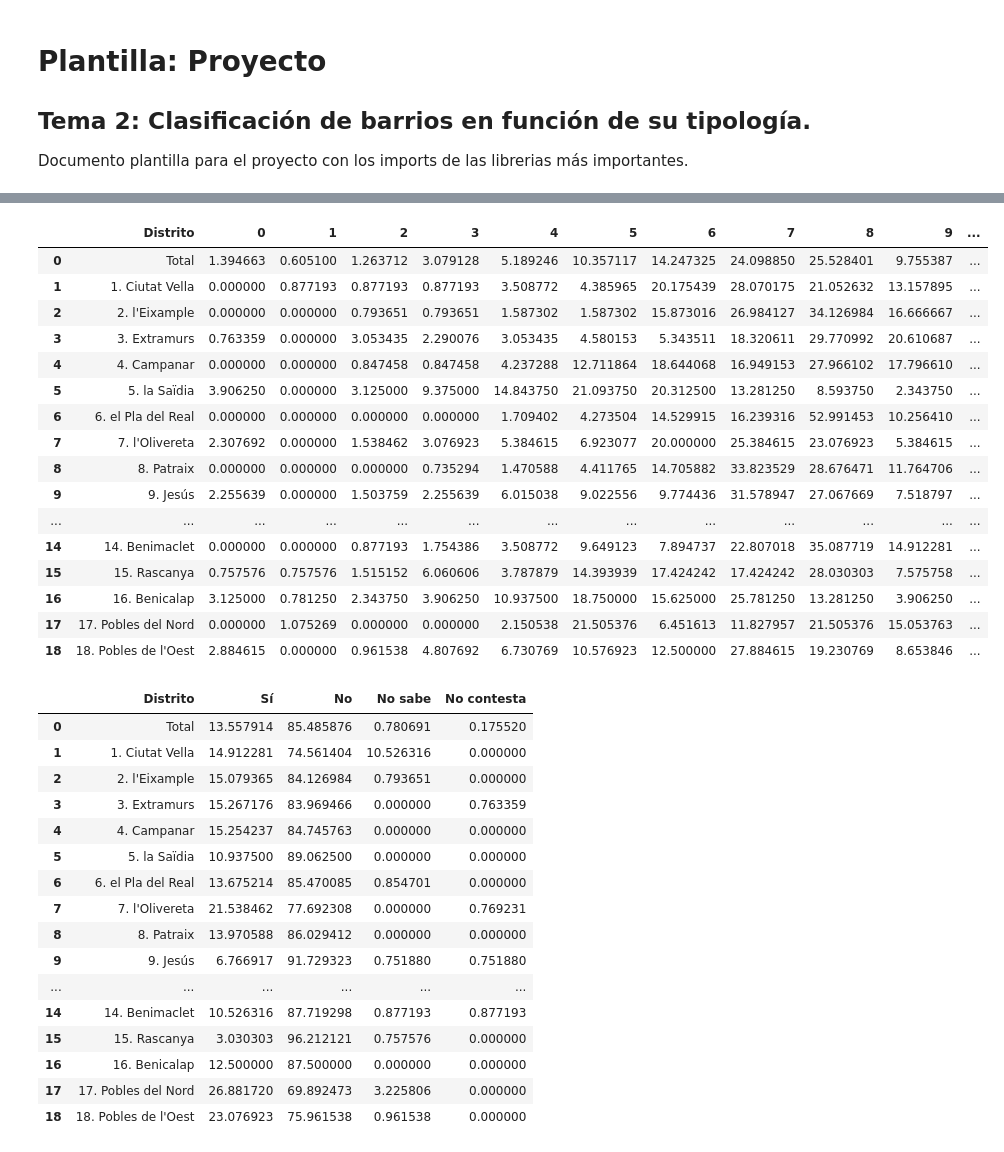
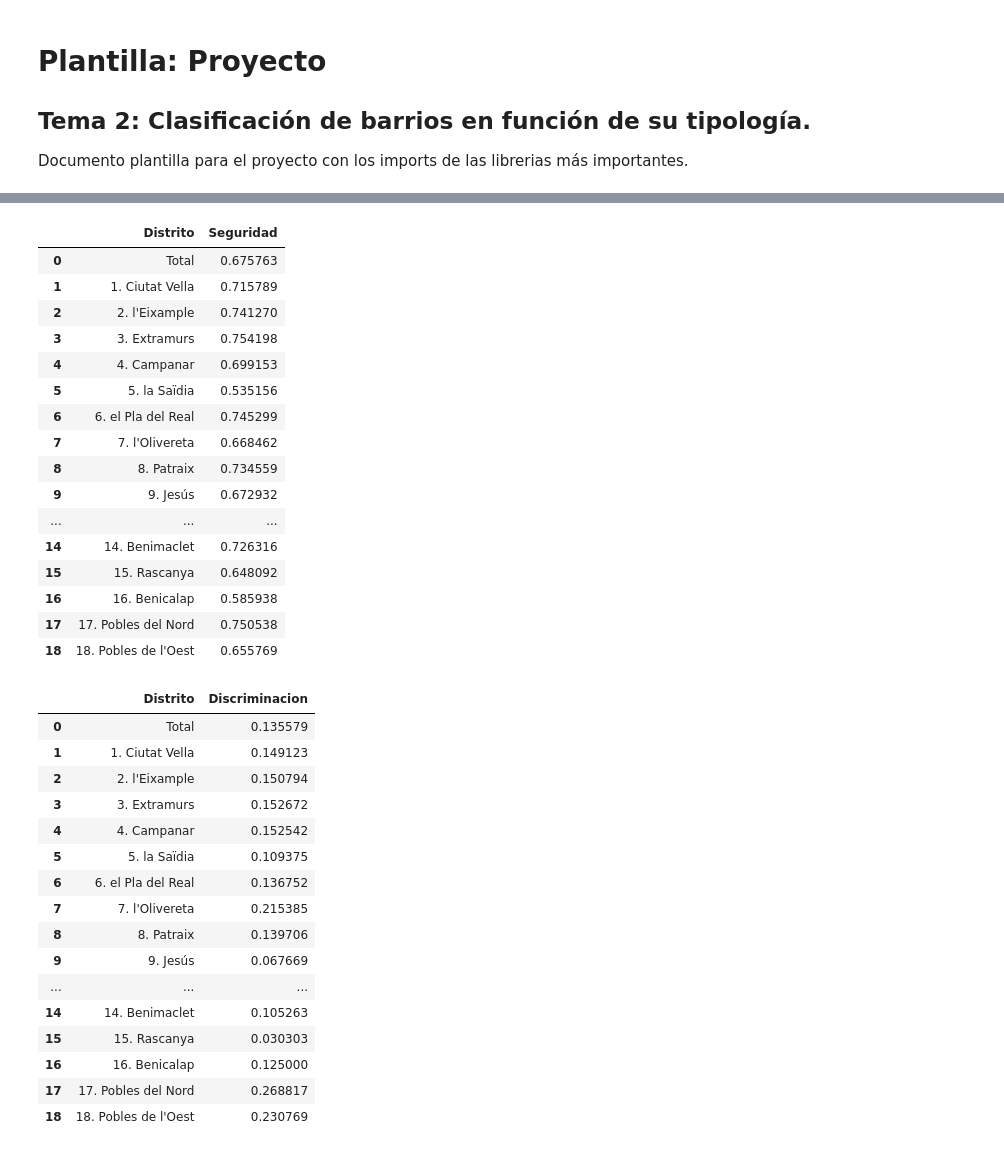
Before and after one commit to esedesam/mcd-nlp-proyecto, a Jupyter notebook: plantilla.ipynb, the cells around one changed output, grey strips where cells are left out. Saved outputs shown, nothing was run; the diff lists cells and outputs as text; code cells hidden in the pictures.

```diff
--- a/plantilla.ipynb
+++ b/plantilla.ipynb
@@ -33,55 +24,65 @@ Successfully installed et-xmlfile-1.1.0 openpyxl-3.1.2
 Note: you may need to restart the kernel to use updated packages.
 # %%
+#
+
 df_seguridad = pd.read_excel('docs_Carlos/Distritos23.xlsx', sheet_name=' P.19.1', header=8)
 # cambiar el nombre de la primera columna que hace de header a 'Distrito':
 df_seguridad.rename(columns={'Unnamed: 0':'Distrito'}, inplace=True)
-df_seguridad.rename(columns={'Unnamed: 15':'Media'}, inplace=True)
+df_seguridad.rename(columns={'Unnamed: 15':'Seguridad'}, inplace=True)
 df_seguridad.rename(columns={'Unnamed: 16':'Desviación'}, inplace=True)
 df_seguridad.rename(columns={'Unnamed: 17':'Mediana'}, inplace=True)
+#eliminar las columans 1 a 14
+df_seguridad = df_seguridad.drop(df_seguridad.columns[1:15], axis=1)
+df_seguridad = df_seguridad.drop(df_seguridad.columns[2:], axis=1)
+
+df_seguridad['Seguridad'] = df_seguridad['Seguridad']/10
 df_seguridad.head(19)
 # %% [output]
-|  | Distrito | 0 | 1 | 2 | 3 | 4 | 5 | 6 | 7 | 8 | 9 | ... |
-| 0 | Total | 1.394663 | 0.605100 | 1.263712 | 3.079128 | 5.189246 | 10.357117 | 14.247325 | 24.098850 | 25.528401 | 9.755387 | ... |
-| 1 | 1. Ciutat Vella | 0.000000 | 0.877193 | 0.877193 | 0.877193 | 3.508772 | 4.385965 | 20.175439 | 28.070175 | 21.052632 | 13.157895 | ... |
-| 2 | 2. l'Eixample | 0.000000 | 0.000000 | 0.793651 | 0.793651 | 1.587302 | 1.587302 | 15.873016 | 26.984127 | 34.126984 | 16.666667 | ... |
-| 3 | 3. Extramurs | 0.763359 | 0.000000 | 3.053435 | 2.290076 | 3.053435 | 4.580153 | 5.343511 | 18.320611 | 29.770992 | 20.610687 | ... |
-| 4 | 4. Campanar | 0.000000 | 0.000000 | 0.847458 | 0.847458 | 4.237288 | 12.711864 | 18.644068 | 16.949153 | 27.966102 | 17.796610 | ... |
-| 5 | 5. la Saïdia | 3.906250 | 0.000000 | 3.125000 | 9.375000 | 14.843750 | 21.093750 | 20.312500 | 13.281250 | 8.593750 | 2.343750 | ... |
-| 6 | 6. el Pla del Real | 0.000000 | 0.000000 | 0.000000 | 0.000000 | 1.709402 | 4.273504 | 14.529915 | 16.239316 | 52.991453 | 10.256410 | ... |
-| 7 | 7. l'Olivereta | 2.307692 | 0.000000 | 1.538462 | 3.076923 | 5.384615 | 6.923077 | 20.000000 | 25.384615 | 23.076923 | 5.384615 | ... |
-| 8 | 8. Patraix | 0.000000 | 0.000000 | 0.000000 | 0.735294 | 1.470588 | 4.411765 | 14.705882 | 33.823529 | 28.676471 | 11.764706 | ... |
-| 9 | 9. Jesús | 2.255639 | 0.000000 | 1.503759 | 2.255639 | 6.015038 | 9.022556 | 9.774436 | 31.578947 | 27.067669 | 7.518797 | ... |
-| ... | ... | ... | ... | ... | ... | ... | ... | ... | ... | ... | ... | ... |
-| 14 | 14. Benimaclet | 0.000000 | 0.000000 | 0.877193 | 1.754386 | 3.508772 | 9.649123 | 7.894737 | 22.807018 | 35.087719 | 14.912281 | ... |
-| 15 | 15. Rascanya | 0.757576 | 0.757576 | 1.515152 | 6.060606 | 3.787879 | 14.393939 | 17.424242 | 17.424242 | 28.030303 | 7.575758 | ... |
-| 16 | 16. Benicalap | 3.125000 | 0.781250 | 2.343750 | 3.906250 | 10.937500 | 18.750000 | 15.625000 | 25.781250 | 13.281250 | 3.906250 | ... |
-| 17 | 17. Pobles del Nord | 0.000000 | 1.075269 | 0.000000 | 0.000000 | 2.150538 | 21.505376 | 6.451613 | 11.827957 | 21.505376 | 15.053763 | ... |
-| 18 | 18. Pobles de l'Oest | 2.884615 | 0.000000 | 0.961538 | 4.807692 | 6.730769 | 10.576923 | 12.500000 | 27.884615 | 19.230769 | 8.653846 | ... |
+|  | Distrito | Seguridad |
+| 0 | Total | 0.675763 |
+| 1 | 1. Ciutat Vella | 0.715789 |
+| 2 | 2. l'Eixample | 0.741270 |
+| 3 | 3. Extramurs | 0.754198 |
+| 4 | 4. Campanar | 0.699153 |
+| 5 | 5. la Saïdia | 0.535156 |
+| 6 | 6. el Pla del Real | 0.745299 |
+| 7 | 7. l'Olivereta | 0.668462 |
+| 8 | 8. Patraix | 0.734559 |
+| 9 | 9. Jesús | 0.672932 |
+| ... | ... | ... |
+| 14 | 14. Benimaclet | 0.726316 |
+| 15 | 15. Rascanya | 0.648092 |
+| 16 | 16. Benicalap | 0.585938 |
+| 17 | 17. Pobles del Nord | 0.750538 |
+| 18 | 18. Pobles de l'Oest | 0.655769 |
 # %%
 df_discrimin = pd.read_excel('docs_Carlos/Distritos23.xlsx', sheet_name=' P.31.1', header=8)
 # cambiar el nombre de la primera columna que hace de header a 'Distrito':
 df_discrimin.rename(columns={'Unnamed: 0':'Distrito'}, inplace=True)
+df_discrimin.rename(columns={' Sí':'Discriminacion'}, inplace=True)
 #elimino la última columna que no tiene datos
 df_discrimin = df_discrimin.iloc[:, :-1]
+df_discrimin = df_discrimin.drop(df_discrimin.columns[2:], axis=1)
+df_discrimin['Discriminacion'] = df_discrimin['Discriminacion']/100
 df_discrimin.head(19)
 # %% [output]
-|  | Distrito | Sí | No | No sabe | No contesta |
-| 0 | Total | 13.557914 | 85.485876 | 0.780691 | 0.175520 |
-| 1 | 1. Ciutat Vella | 14.912281 | 74.561404 | 10.526316 | 0.000000 |
-| 2 | 2. l'Eixample | 15.079365 | 84.126984 | 0.793651 | 0.000000 |
-| 3 | 3. Extramurs | 15.267176 | 83.969466 | 0.000000 | 0.763359 |
-| 4 | 4. Campanar | 15.254237 | 84.745763 | 0.000000 | 0.000000 |
-| 5 | 5. la Saïdia | 10.937500 | 89.062500 | 0.000000 | 0.000000 |
-| 6 | 6. el Pla del Real | 13.675214 | 85.470085 | 0.854701 | 0.000000 |
-| 7 | 7. l'Olivereta | 21.538462 | 77.692308 | 0.000000 | 0.769231 |
-| 8 | 8. Patraix | 13.970588 | 86.029412 | 0.000000 | 0.000000 |
-| 9 | 9. Jesús | 6.766917 | 91.729323 | 0.751880 | 0.751880 |
-| ... | ... | ... | ... | ... | ... |
-| 14 | 14. Benimaclet | 10.526316 | 87.719298 | 0.877193 | 0.877193 |
-| 15 | 15. Rascanya | 3.030303 | 96.212121 | 0.757576 | 0.000000 |
-| 16 | 16. Benicalap | 12.500000 | 87.500000 | 0.000000 | 0.000000 |
-| 17 | 17. Pobles del Nord | 26.881720 | 69.892473 | 3.225806 | 0.000000 |
-| 18 | 18. Pobles de l'Oest | 23.076923 | 75.961538 | 0.961538 | 0.000000 |
+|  | Distrito | Discriminacion |
+| 0 | Total | 0.135579 |
+| 1 | 1. Ciutat Vella | 0.149123 |
+| 2 | 2. l'Eixample | 0.150794 |
+| 3 | 3. Extramurs | 0.152672 |
+| 4 | 4. Campanar | 0.152542 |
+| 5 | 5. la Saïdia | 0.109375 |
+| 6 | 6. el Pla del Real | 0.136752 |
+| 7 | 7. l'Olivereta | 0.215385 |
+| 8 | 8. Patraix | 0.139706 |
+| 9 | 9. Jesús | 0.067669 |
+| ... | ... | ... |
+| 14 | 14. Benimaclet | 0.105263 |
+| 15 | 15. Rascanya | 0.030303 |
+| 16 | 16. Benicalap | 0.125000 |
+| 17 | 17. Pobles del Nord | 0.268817 |
+| 18 | 18. Pobles de l'Oest | 0.230769 |
 # %%
 df_convivenc = pd.read_excel('docs_Carlos/Distritos23.xlsx', sheet_name=' P.19.1', header=8)
 # cambiar el nombre de la primera columna que hace de header a 'Distrito':
```
Also changed, not shown: parts of 21 cells of this notebook.
